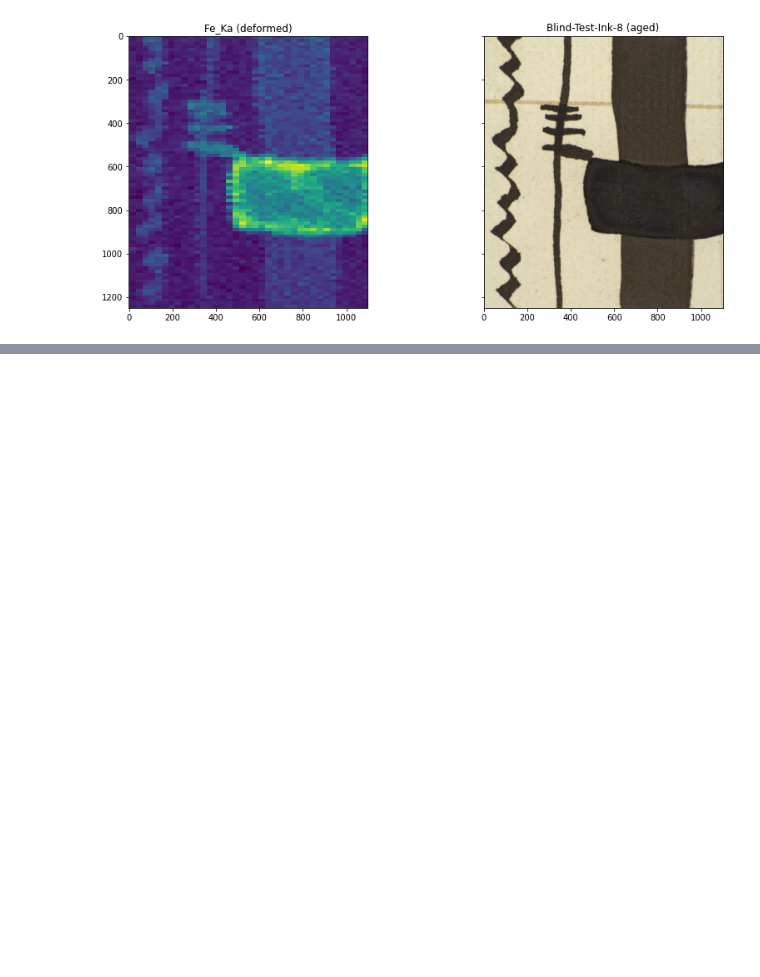
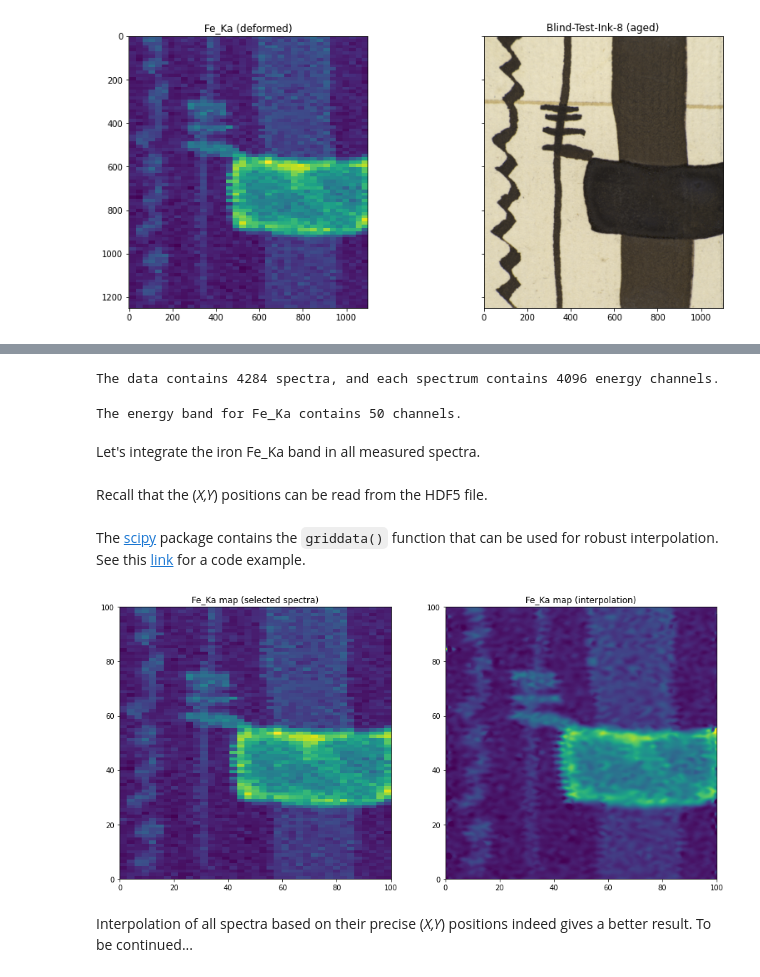
Before and after one commit to fligt/cronomaxrf, a Jupyter notebook: Exploring-the-Crono-MA-XRF-HDF5-file-format.ipynb, the cells around one changed output, grey strips where cells are left out. Drawn from its saved outputs; the diff is of its cells as text; code cells hidden in the pictures; blank space fills up the shorter version.

Commit message:
Added interpolation test

```diff
--- a/Exploring-the-Crono-MA-XRF-HDF5-file-format.ipynb
+++ b/Exploring-the-Crono-MA-XRF-HDF5-file-format.ipynb
@@ -322,0 +335,49 @@ To be continued...
+# %%
+all_spectra = get_array(zs_filename, 'maxrf_all_spectra')
+n_spectra, n_channels = all_spectra.shape
+print(f'The data contains {n_spectra} spectra, and each spectrum contains {n_channels} energy channels.')
+# %% [output]
+The data contains 4284 spectra, and each spectrum contains 4096 energy channels.
+# %%
+energies = get_array(zs_filename, 'maxrf_energies')
+is_iron_Ka_band = (energies > 6.1) * (energies < 6.7)
+n_channels_iron_Ka_band = np.sum(is_iron_Ka_band)
+print(f'The energy band for Fe_Ka contains {n_channels_iron_Ka_band} channels.')
+# %% [output]
+The energy band for Fe_Ka contains 50 channels.
+# %% [markdown]
+Let's integrate the iron Fe_Ka band in all measured spectra.
+# %%
+iron_intensities = all_spectra[:, is_iron_Ka_band].sum(axis=1)
+iron_intensities = (iron_intensities - iron_intensities.min()) / iron_intensities.ptp() # normalize 0-1
+# %% [markdown]
+Recall that the (*X,Y*) positions can be read from the HDF5 file.
+# %%
+motors_positions = fh['/XRF/MotorsPositions'][()]
+x, y, _ = motors_positions.T
+# %% [markdown]
+The [scipy](https://docs.scipy.org/doc/scipy/getting_started.html#getting-started-ref) package contains the `griddata()` function that can be used for robust interpolation. See this [link](https://earthscience.stackexchange.com/questions/12057/how-to-interpolate-scattered-data-to-a-regular-grid-in-python) for a code example.
+# %%
+import matplotlib.pyplot as plt
+import numpy as np
+import scipy.interpolate as sip
+
+n_pts = 400
+x_grid = np.linspace(x.min(), x.max(), n_pts)
+y_grid = np.linspace(y.min(), y.max(), n_pts)
+
+xx_grid, yy_grid = np.meshgrid(x_grid, y_grid)
+
+FeKa_map_interpolation = sip.griddata((x, y), iron_intensities, (xx_grid, yy_grid), method='cubic')
+FeKa_map_interpolation = np.clip(FeKa_map_interpolation, a_min=0, a_max=1)
+
+fig, [ax, ax1] = plt.subplots(ncols=2, figsize=[15, 8])
+
+ax.imshow(FeKa_map, extent=[0, 100, 0, 100], origin='lower')
+ax1.imshow(FeKa_map_interpolation, extent=[0, 100, 0, 100], origin='lower')
+ax.set_title('Fe_Ka map (selected spectra)')
+ax1.set_title('Fe_Ka map (interpolation)');
+# %% [output]
+[figure, added]
+# %% [markdown]
+Interpolation of all spectra based on their precise (*X,Y*) positions indeed gives a better result. To be continued...
```
Also changed, not shown: parts of 6 cells of this notebook.
